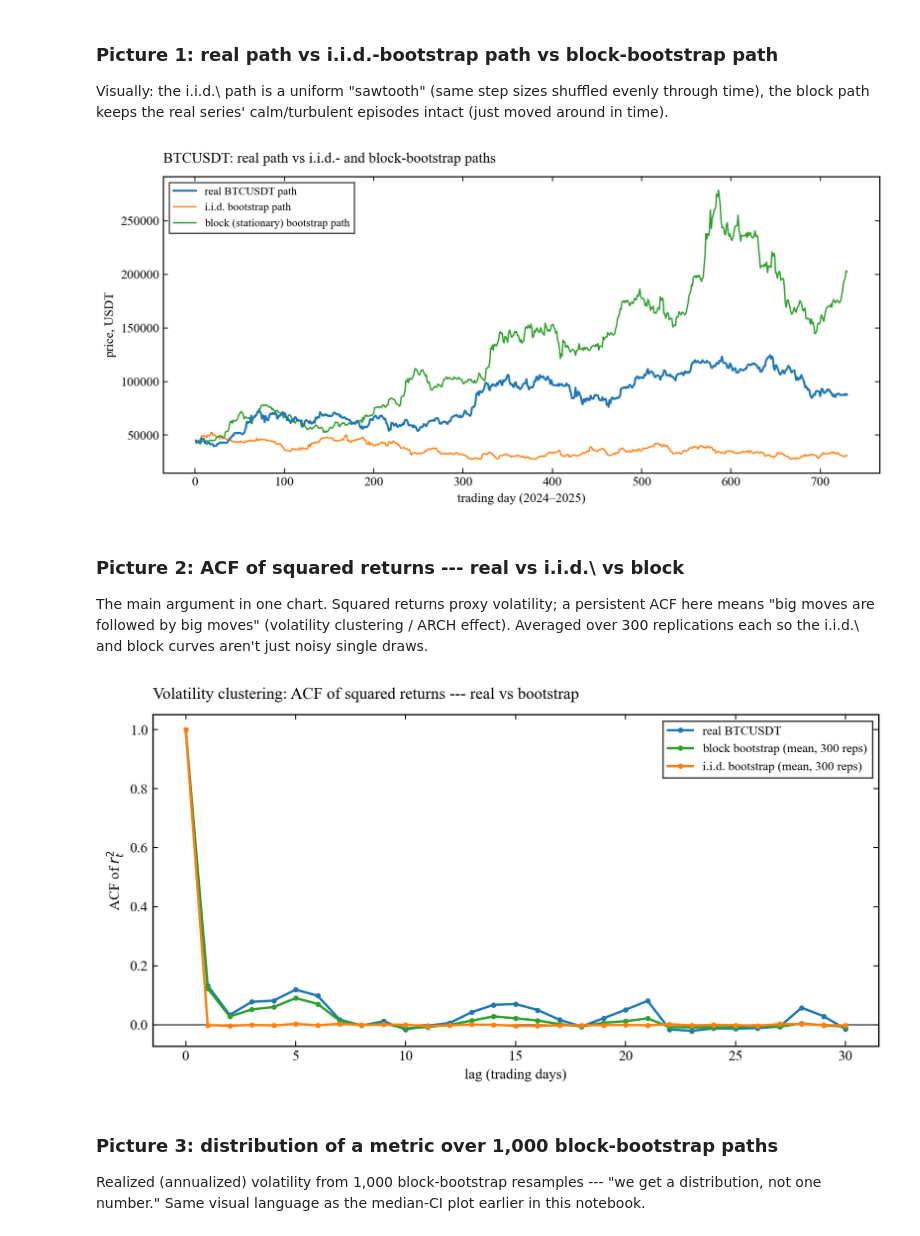
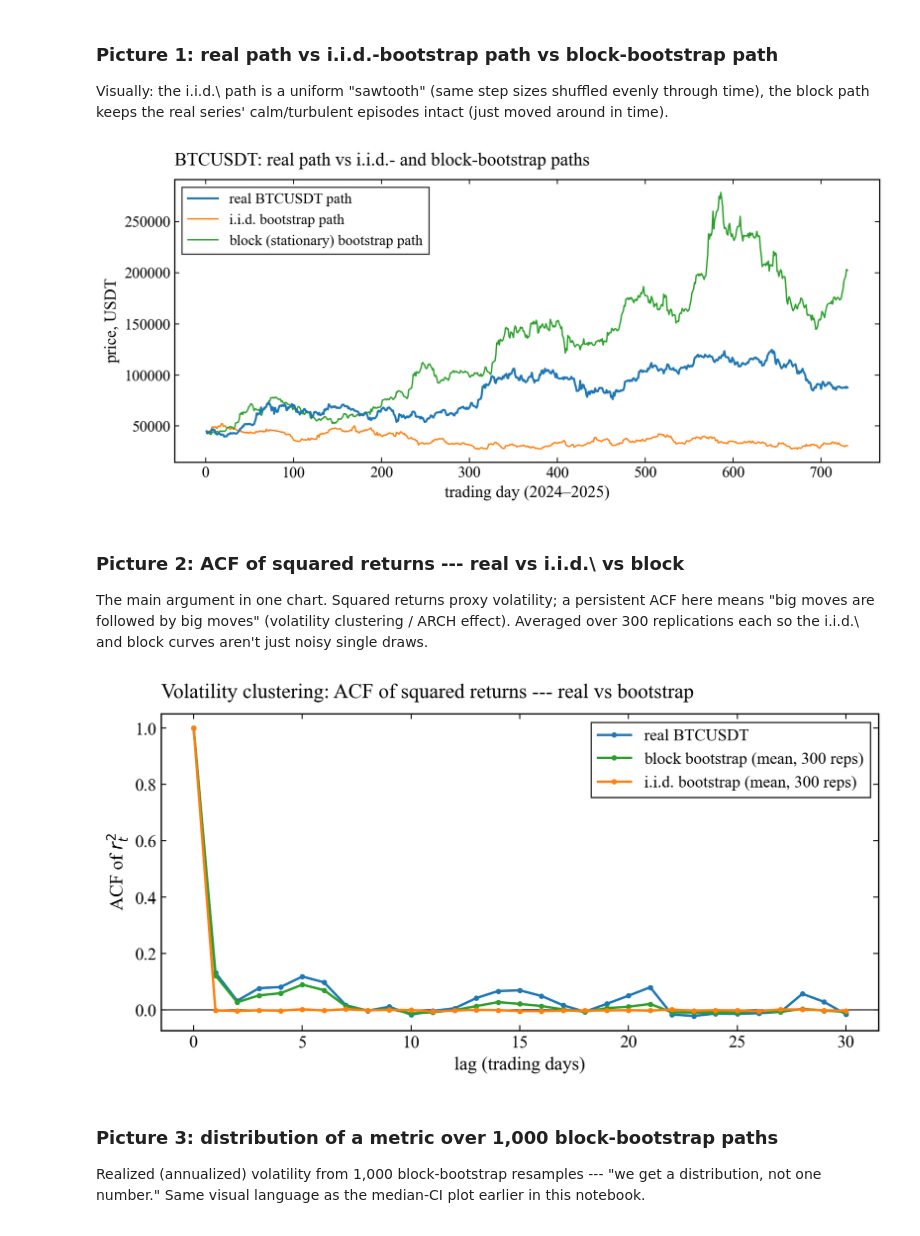
Before and after one commit to AntonLED/StochasticAMM, a Jupyter notebook: notes/sde-seminars/bootstrap-methods/sandbox.ipynb, the cells around one changed output. Saved outputs shown, nothing was run; the diff lists cells and outputs as text; code cells hidden in the pictures.

```diff
--- a/notes/sde-seminars/bootstrap-methods/sandbox.ipynb
+++ b/notes/sde-seminars/bootstrap-methods/sandbox.ipynb
@@ -3,9 +3,9 @@
 
 All plots are saved as PDF into `slides/figures/` and included from there via `\includegraphics`.
 # %%
+import matplotlib as mpl
+import matplotlib.pyplot as plt
 import numpy as np
-import matplotlib.pyplot as plt
-import matplotlib as mpl
 
 FIGDIR = "slides/figures"
 
@@ -32,7 +32,12 @@ mpl.rcParams.update(
         "ytick.color": INK,
         "xtick.direction": "in",
         "ytick.direction": "in",
-        "font.size": 11,
+        "font.size": 14,
+        "axes.titlesize": 16,
+        "axes.labelsize": 14,
+        "xtick.labelsize": 13,
+        "ytick.labelsize": 13,
+        "legend.fontsize": 13,
     }
 )
 
@@ -427,17 +437,17 @@ ax.set_xlabel("trading day (2024–2025)")
 ax.set_ylabel("price, USDT")
 ax.set_title(
     "BTCUSDT: real path vs i.i.d.- and block-bootstrap paths",
-    fontsize=12.5,
+    fontsize=15.5,
     loc="left",
     color=INK,
     pad=12,
 )
-ax.legend(frameon=True, edgecolor=AXIS, fancybox=False, loc="upper left", fontsize=9.5)
+ax.legend(frameon=True, edgecolor=AXIS, fancybox=False, loc="upper left", fontsize=12.5)
 
 fig.tight_layout()
 fig.savefig(f"{FIGDIR}/btc_paths_iid_vs_block.pdf")
 # %% [output]
-[figure, old version]
+[figure, new version]
 # %% [markdown]
 ### Picture 2: ACF of squared returns --- real vs i.i.d.\ vs block
 
@@ -489,36 +499,38 @@ ax.plot(
     linewidth=1.8,
     marker="o",
     markersize=3,
     label=f"block bootstrap (mean, {M_REPS} reps)",
     zorder=3,
 )
 ax.plot(
     lags,
     iid_acf_mean,
     color=ORANGE,
     linewidth=1.8,
     marker="o",
     markersize=3,
     label=f"i.i.d. bootstrap (mean, {M_REPS} reps)",
     zorder=3,
 )
 
 style_axes(ax)
 ax.set_xlabel("lag (trading days)")
 ax.set_ylabel(r"ACF of $r_t^2$")
 ax.set_title(
     "Volatility clustering: ACF of squared returns --- real vs bootstrap",
-    fontsize=12.5,
+    fontsize=15.5,
     loc="left",
     color=INK,
     pad=12,
 )
-ax.legend(frameon=True, edgecolor=AXIS, fancybox=False, loc="upper right", fontsize=9.5)
+ax.legend(
+    frameon=True, edgecolor=AXIS, fancybox=False, loc="upper right", fontsize=12.5
+)
 
 fig.tight_layout()
 fig.savefig(f"{FIGDIR}/btc_acf_squared_returns.pdf")
 # %% [output]
-[figure, old version]
+[figure, new version]
 # %% [markdown]
 ### Picture 3: distribution of a metric over 1,000 block-bootstrap paths
 
```
Also changed, not shown: parts of 6 cells of this notebook, 27 other files.
